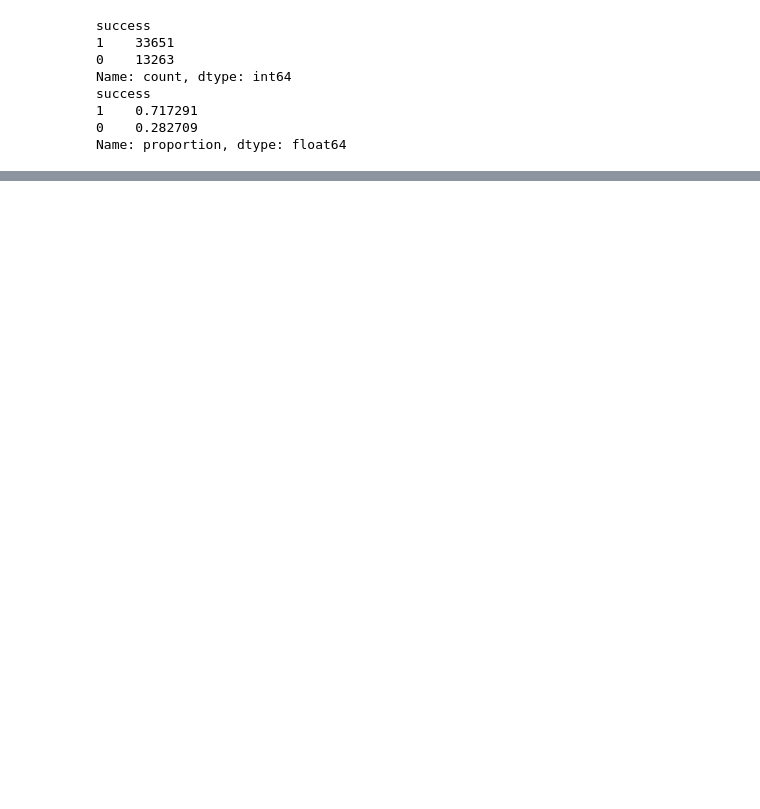
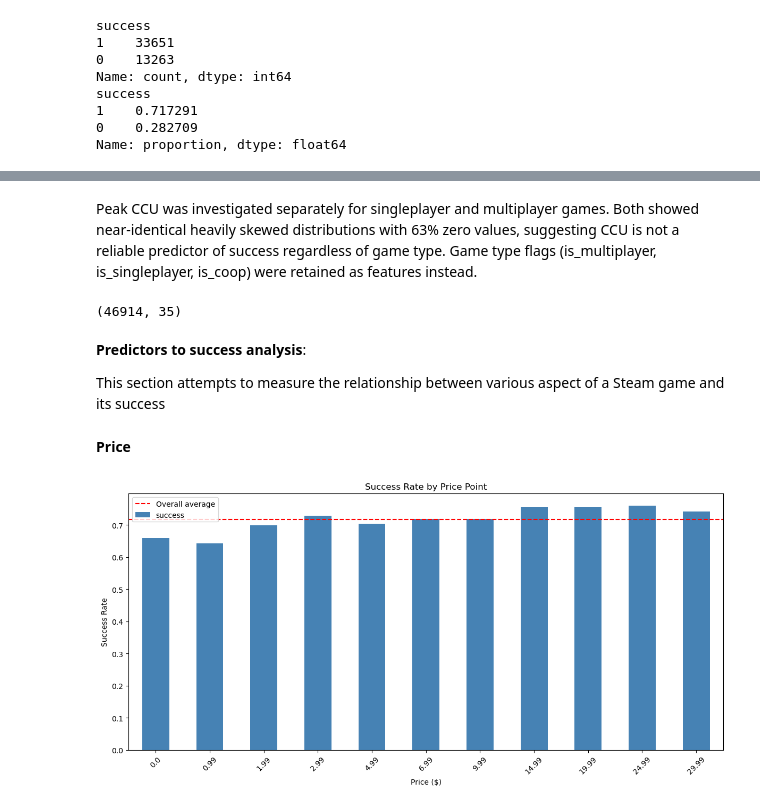
Before and after one commit to AhmadBeyruni299/steam-game-success-predictor, a Jupyter notebook: Untitled.ipynb, the cells around one changed output, grey strips where cells are left out. Drawn from its saved outputs; the diff is of its cells as text; code cells hidden in the pictures; blank space fills up the shorter version.

```diff
--- a/Untitled.ipynb
+++ b/Untitled.ipynb
@@ -166,0 +301,34 @@ Name: proportion, dtype: float64
+# %% [markdown]
+Peak CCU was investigated separately for singleplayer and multiplayer games. Both showed near-identical heavily skewed distributions with 63% zero values, suggesting CCU is not a reliable predictor of success regardless of game type. Game type flags (is_multiplayer, is_singleplayer, is_coop) were retained as features instead.
+# %%
+#Drop CCU and playtime
+df = df.drop(columns=['average_playtime_forever', 'average_playtime_2weeks',
+                       'median_playtime_forever', 'median_playtime_2weeks',
+                       'peak_ccu', 'playtime_log', 'peak_ccu_log'])
+# %%
+print(df.shape)
+# %% [output]
+(46914, 35)
+# %% [markdown]
+**Predictors to success analysis**:
+
+This section attempts  to measure the relationship between various aspect of a Steam game and its success
+# %% [markdown]
+**Price**
+# %%
+# Success rate for top price points
+top_prices = [0.00, 0.99, 1.99, 2.99, 4.99, 6.99, 9.99, 14.99, 19.99, 24.99, 29.99]
+price_success = df[df['price'].isin(top_prices)].groupby('price')['success'].mean()
+
+plt.figure(figsize=(12, 6))
+price_success.plot(kind='bar', color='steelblue')
+plt.title('Success Rate by Price Point')
+plt.xlabel('Price ($)')
+plt.ylabel('Success Rate')
+plt.xticks(rotation=45)
+plt.axhline(y=df['success'].mean(), color='red', linestyle='--', label='Overall average')
+plt.legend()
+plt.tight_layout()
+plt.show()
+# %% [output]
+[figure, added]
```
Also changed, not shown: parts of 33 cells of this notebook.
